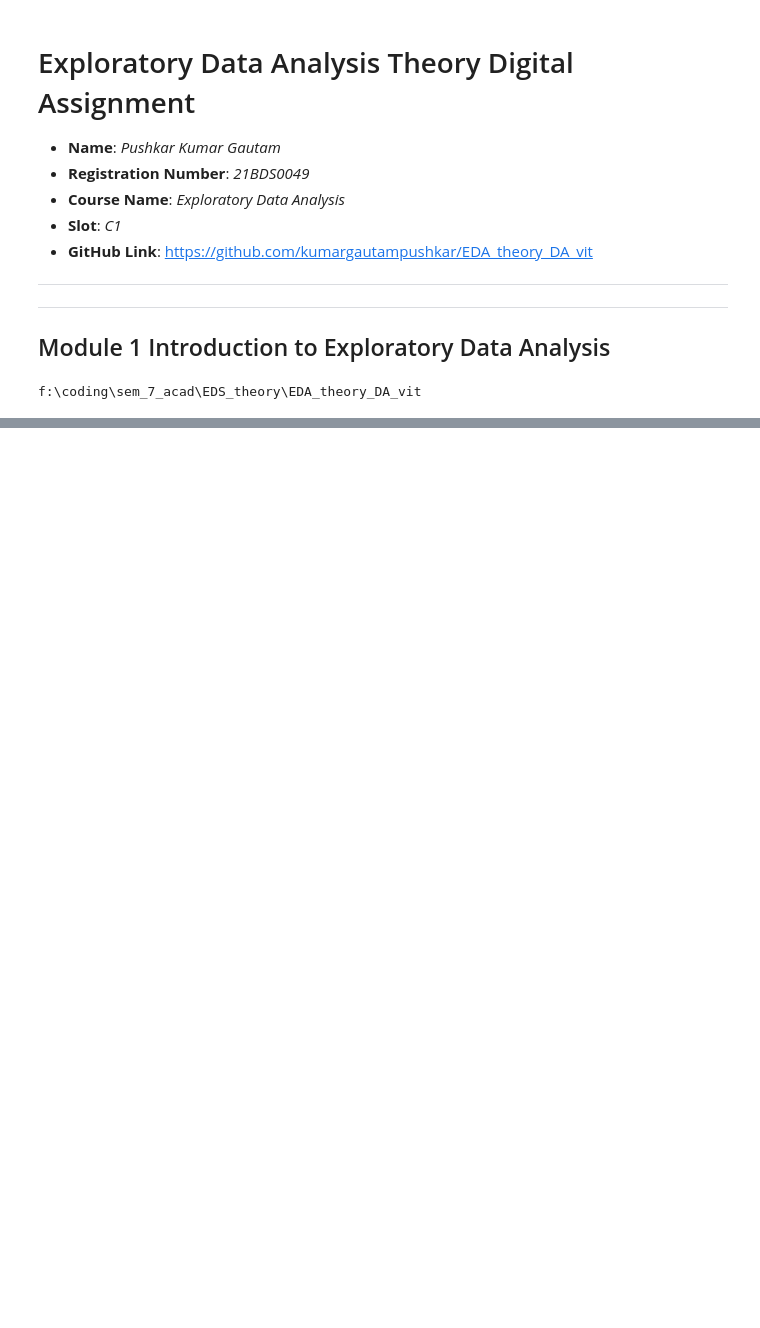
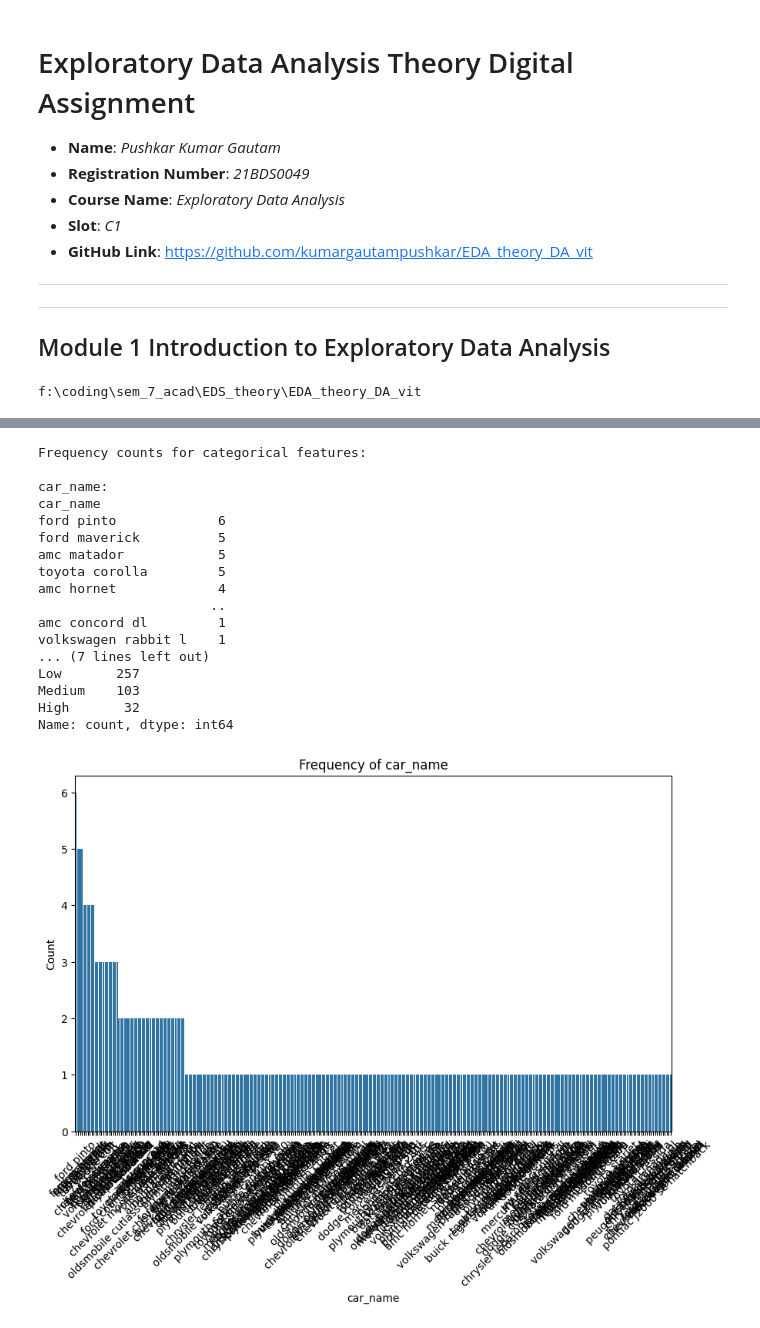
Before and after one commit to kumargautampushkar/EDA_theory_DA_vit, a Jupyter notebook: EDA.ipynb, the cells around one changed output, grey strips where cells are left out. Drawn from its saved outputs; the diff is of its cells as text; code cells hidden in the pictures; blank space fills up the shorter version.

```diff
--- a/EDA.ipynb
+++ b/EDA.ipynb
@@ -71,0 +194,39 @@ None
+# %%
+# Function to plot bar charts for categorical features
+def plot_categorical(df, columns):
+    for col in columns:
+        counts = df[col].value_counts()
+        plt.figure(figsize=(10,6))
+        sns.barplot(x=counts.index, y=counts.values)
+        plt.title(f'Frequency of {col}')
+        plt.xlabel(col)
+        plt.ylabel('Count')
+        plt.xticks(rotation=45)
+        plt.show()
+
+# Calculate and print frequency counts for categorical features
+print("\nFrequency counts for categorical features:")
+for cat in categorical_features:
+    print(f"\n{cat}:\n{df[cat].value_counts()}")
+
+# Plot bar charts for categorical features
+plot_categorical(df, categorical_features)
+# %% [output]
+Frequency counts for categorical features:
+
+car_name:
+car_name
+ford pinto             6
+ford maverick          5
+amc matador            5
+toyota corolla         5
+amc hornet             4
+                      ..
+amc concord dl         1
+volkswagen rabbit l    1
+... (7 lines left out)
+Low       257
+Medium    103
+High       32
+Name: count, dtype: int64
+[figure, added]
```
Also changed, not shown: parts of 33 cells of this notebook.
